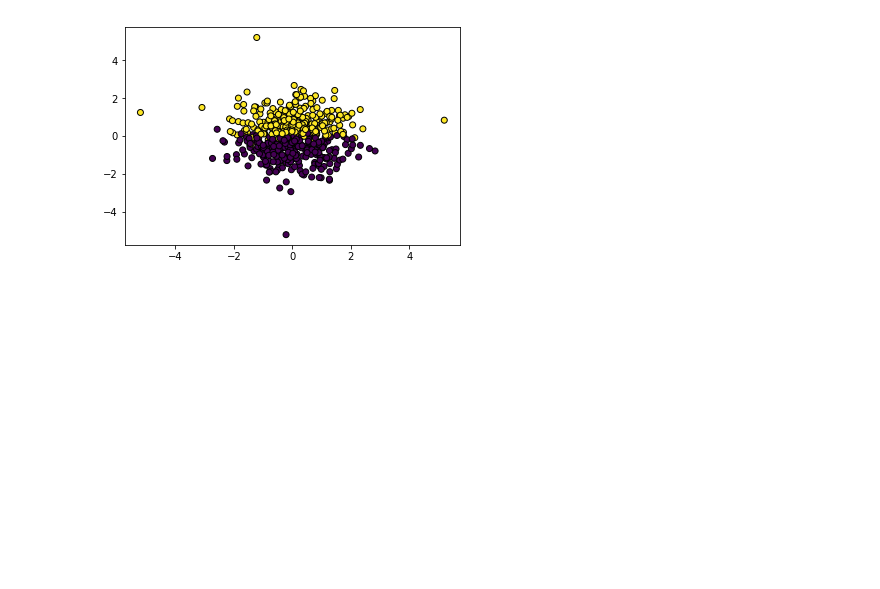
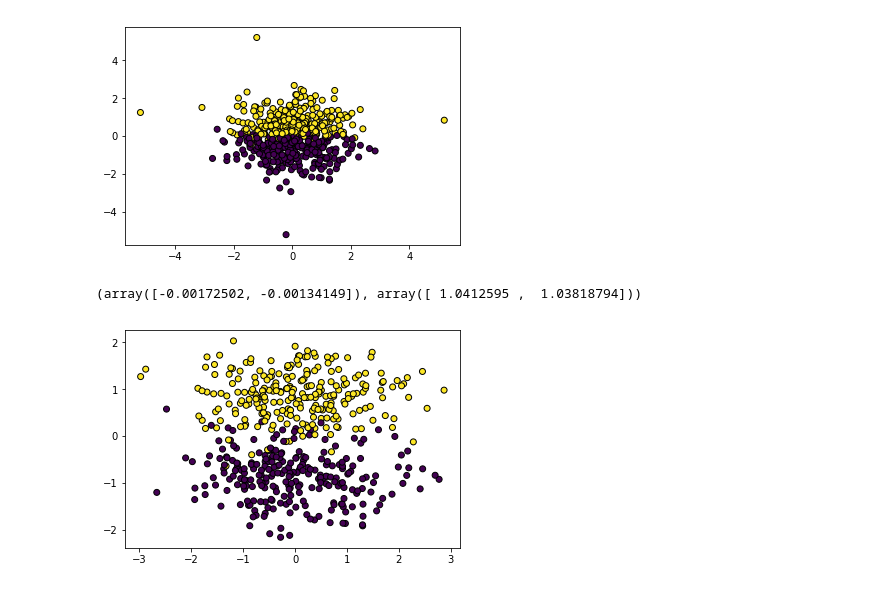
Before and after one commit to yerinsally/introduction_to_ml_with_python, a Jupyter notebook: QuantileTransformer.ipynb, the cells around one changed output. Saved outputs shown, nothing was run; the diff lists cells and outputs as text; code cells hidden in the pictures; blank space fills up the shorter version.

Commit message:
Add StandardScaler

```diff
--- a/QuantileTransformer.ipynb
+++ b/QuantileTransformer.ipynb
@@ -54,3 +54,14 @@ plt.scatter(X_quan[:, 0], X_quan[:, 1], c=y, edgecolors='black')
 plt.show()
 # %% [output]
 [figure]
+# %%
+X_quan.mean(axis=0), X_quan.std(axis=0)
+# %% [output]
+(array([-0.00172502, -0.00134149]), array([ 1.0412595 ,  1.03818794]))
+# %%
+from sklearn.preprocessing import StandardScaler
+X_std = StandardScaler().fit_transform(X)
+plt.scatter(X_std[:, 0], X_std[:, 1], c=y, edgecolors='black')
+plt.show()
+# %% [output]
+[figure, added]
```
